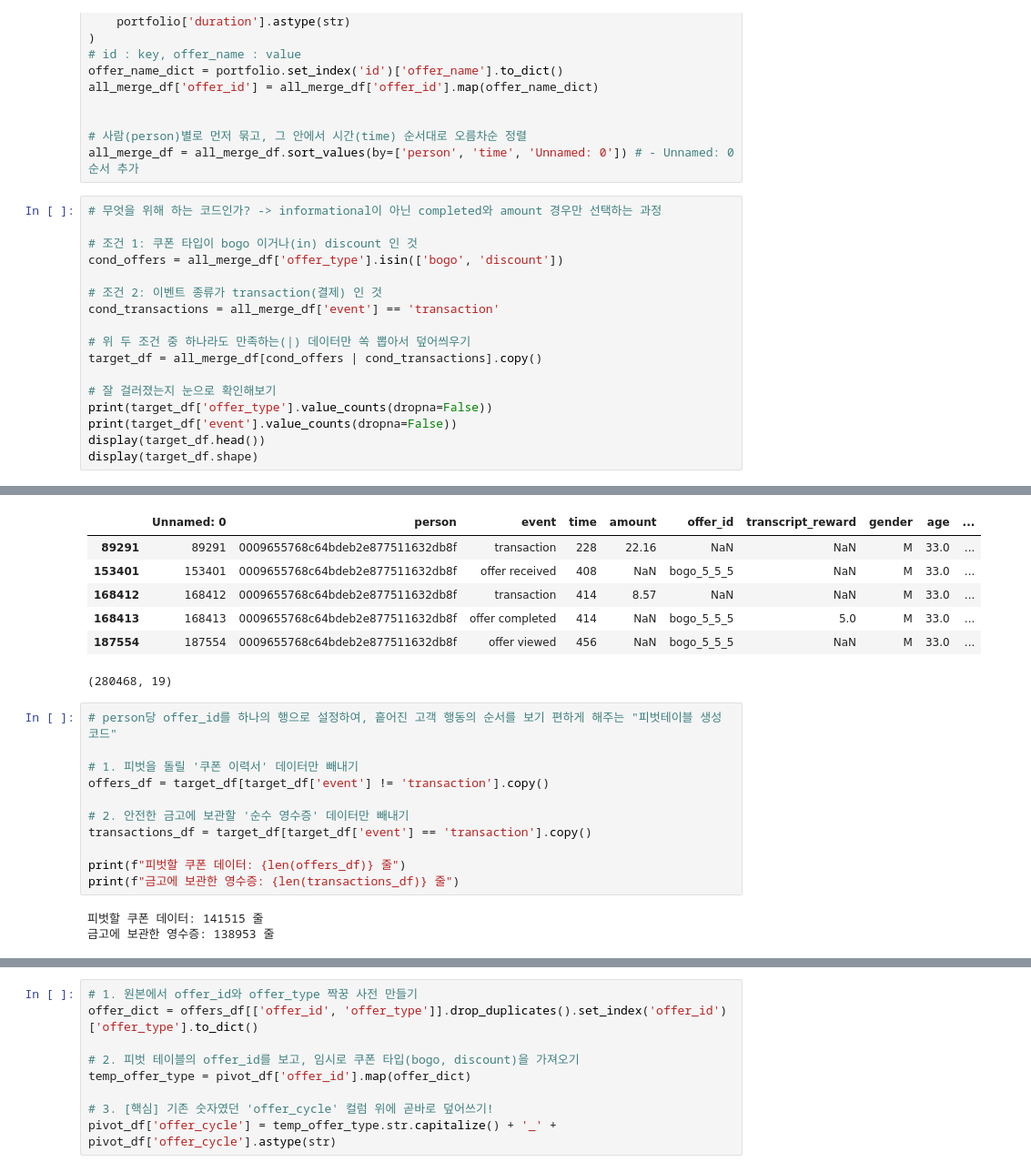
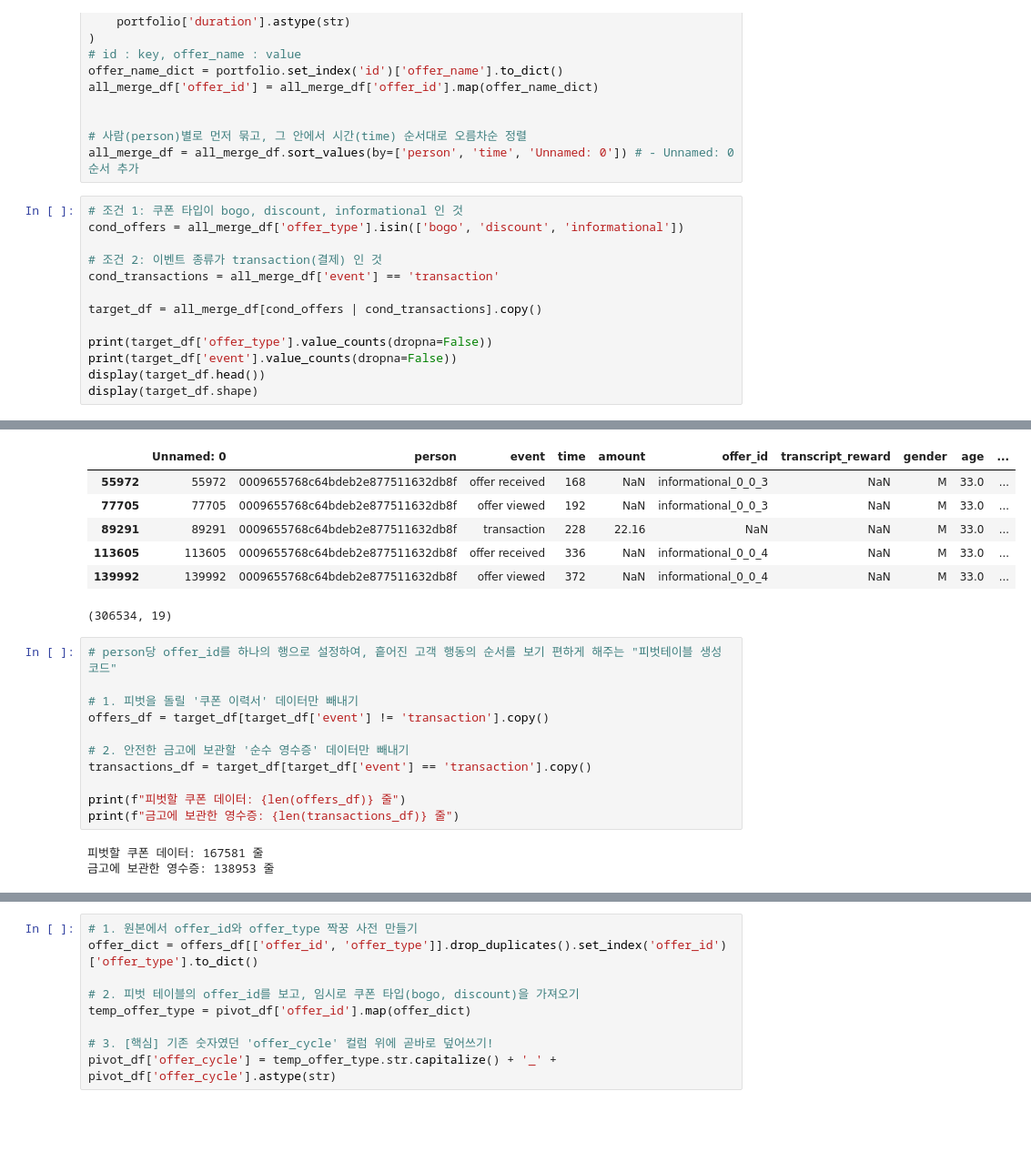
Before and after one commit to yoohengu/marketing_starbucks, a Jupyter notebook: yhg/04_event_v2.ipynb, the cells around one changed output, grey strips where cells are left out. Shown at 91% size. Cells and saved outputs as stored; diff of their text form; blank space fills up the shorter version.

```diff
--- a/yhg/04_event_v2.ipynb
+++ b/yhg/04_event_v2.ipynb
@@ -120,18 +120,14 @@ all_merge_df['offer_id'] = all_merge_df['offer_id'].map(offer_name_dict)
 # 사람(person)별로 먼저 묶고, 그 안에서 시간(time) 순서대로 오름차순 정렬
 all_merge_df = all_merge_df.sort_values(by=['person', 'time', 'Unnamed: 0']) # - Unnamed: 0 순서 추가
 # %%
-# 무엇을 위해 하는 코드인가? -> informational이 아닌 completed와 amount 경우만 선택하는 과정
-
-# 조건 1: 쿠폰 타입이 bogo 이거나(in) discount 인 것
-cond_offers = all_merge_df['offer_type'].isin(['bogo', 'discount'])
+# 조건 1: 쿠폰 타입이 bogo, discount, informational 인 것
+cond_offers = all_merge_df['offer_type'].isin(['bogo', 'discount', 'informational'])
 
 # 조건 2: 이벤트 종류가 transaction(결제) 인 것
 cond_transactions = all_merge_df['event'] == 'transaction'
 
-# 위 두 조건 중 하나라도 만족하는(|) 데이터만 쏙 뽑아서 덮어씌우기
 target_df = all_merge_df[cond_offers | cond_transactions].copy()
 
-# 잘 걸러졌는지 눈으로 확인해보기
 print(target_df['offer_type'].value_counts(dropna=False))
 print(target_df['event'].value_counts(dropna=False))
 display(target_df.head())
@@ -149,12 +146,12 @@ offer viewed        46894
 offer completed     33579
 Name: count, dtype: int64
 |  | Unnamed: 0 | person | event | time | amount | offer_id | transcript_reward | gender | age | ... |
+| 55972 | 55972 | 0009655768c64bdeb2e877511632db8f | offer received | 168 | NaN | informational_0_0_3 | NaN | M | 33.0 | ... |
+| 77705 | 77705 | 0009655768c64bdeb2e877511632db8f | offer viewed | 192 | NaN | informational_0_0_3 | NaN | M | 33.0 | ... |
 | 89291 | 89291 | 0009655768c64bdeb2e877511632db8f | transaction | 228 | 22.16 | NaN | NaN | M | 33.0 | ... |
-| 153401 | 153401 | 0009655768c64bdeb2e877511632db8f | offer received | 408 | NaN | bogo_5_5_5 | NaN | M | 33.0 | ... |
-| 168412 | 168412 | 0009655768c64bdeb2e877511632db8f | transaction | 414 | 8.57 | NaN | NaN | M | 33.0 | ... |
-| 168413 | 168413 | 0009655768c64bdeb2e877511632db8f | offer completed | 414 | NaN | bogo_5_5_5 | 5.0 | M | 33.0 | ... |
-| 187554 | 187554 | 0009655768c64bdeb2e877511632db8f | offer viewed | 456 | NaN | bogo_5_5_5 | NaN | M | 33.0 | ... |
+| 113605 | 113605 | 0009655768c64bdeb2e877511632db8f | offer received | 336 | NaN | informational_0_0_4 | NaN | M | 33.0 | ... |
+| 139992 | 139992 | 0009655768c64bdeb2e877511632db8f | offer viewed | 372 | NaN | informational_0_0_4 | NaN | M | 33.0 | ... |
-(280468, 19)
+(306534, 19)
 # %%
 # person당 offer_id를 하나의 행으로 설정하여, 흩어진 고객 행동의 순서를 보기 편하게 해주는 "피벗테이블 생성 코드"
 
@@ -167,7 +164,7 @@ transactions_df = target_df[target_df['event'] == 'transaction'].copy()
 print(f"피벗할 쿠폰 데이터: {len(offers_df)} 줄")
 print(f"금고에 보관한 영수증: {len(transactions_df)} 줄")
 # %% [output]
-피벗할 쿠폰 데이터: 141515 줄
+피벗할 쿠폰 데이터: 167581 줄
 금고에 보관한 영수증: 138953 줄
 # %%
 # 1. 시간 순서대로 예쁘게 줄 세우기
```
Also changed, not shown: parts of 6 cells of this notebook, 5 other files.
